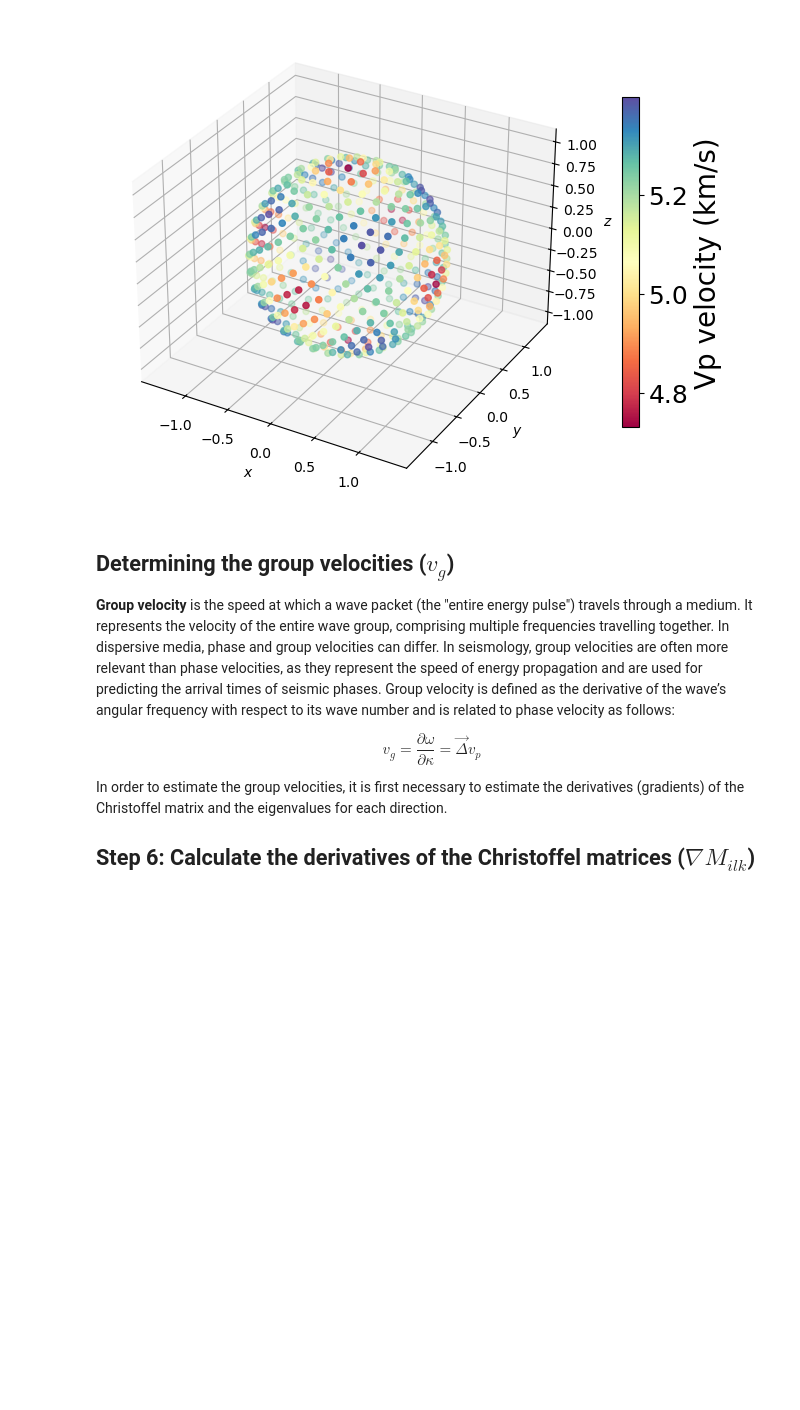
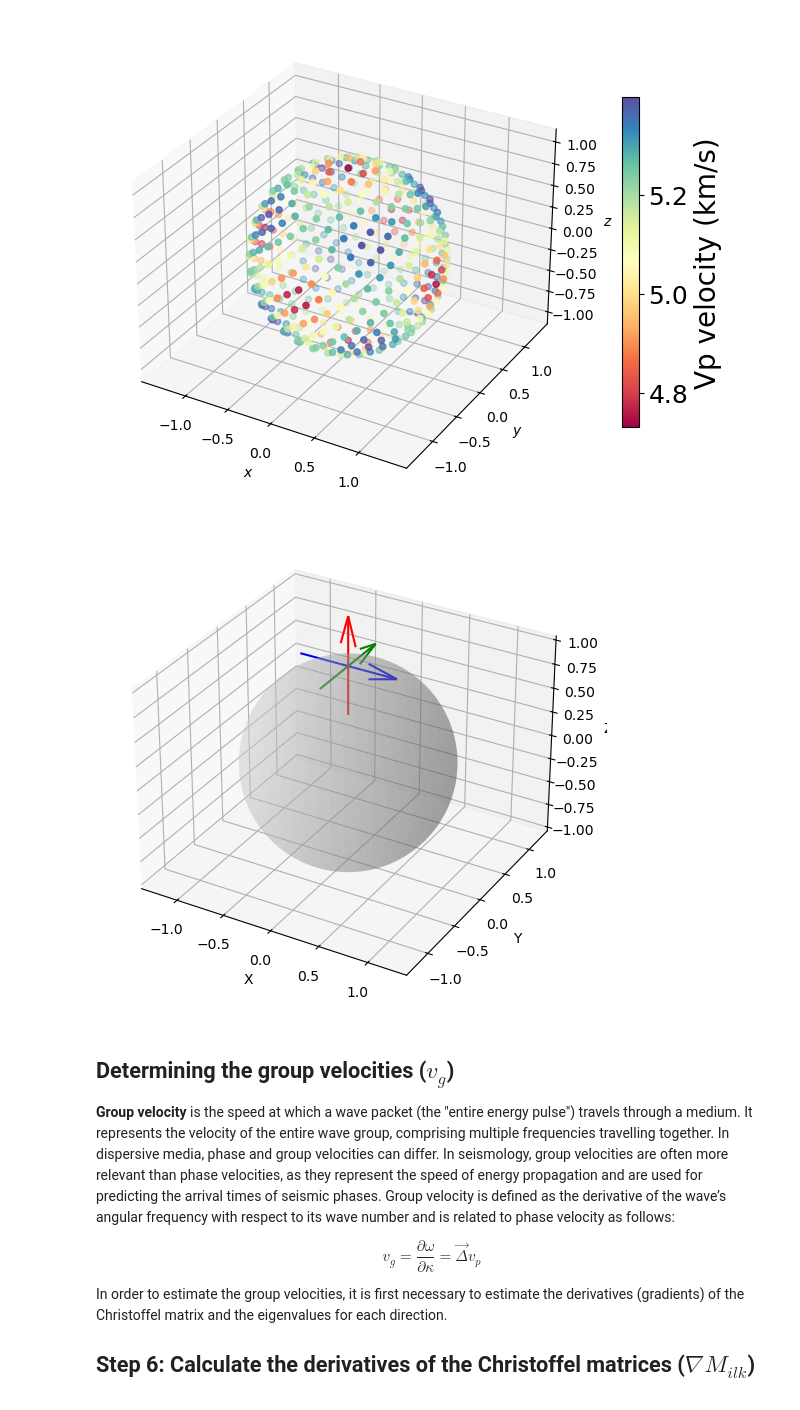
Before and after one commit to marcoalopez/PyRockWave, a Jupyter notebook: src/test_christoffel_stepbystep.ipynb, the cells around one changed output. Saved outputs shown, nothing was run; the diff lists cells and outputs as text; code cells hidden in the pictures; blank space fills up the shorter version.

```diff
--- a/src/test_christoffel_stepbystep.ipynb
+++ b/src/test_christoffel_stepbystep.ipynb
@@ -154,3 +154,13 @@ cbar.set_label('Vp velocity (km/s)', fontsize=20)
 cbar.ax.tick_params(labelsize=18)
 # %% [output]
 [figure]
+# %%
+# Test with one eigenvector
+# Sort eigenvectors by corresponding eigenvalues (assumed to be sorted)
+p_polarization = eigenvectors[0, :, 2]   # Largest eigenvalue (P-wave)
+s1_polarization = eigenvectors[0, :, 1]  # Second largest eigenvalue (S1-wave)
+s2_polarization = eigenvectors[0, :, 0]  # Smallest eigenvalue (S2-wave)
+# %%
+# Ensure P-wave polarization is in the same hemisphere as the propagation direction
+if np.dot(p_polarization, wavevectors[0]) < 0:
+    p_polarization = -p_polarization
@@ -157,3 +171,33 @@ cbar.ax.tick_params(labelsize=18)
+# %%
+fig2, ax = plt.subplots(subplot_kw={"projection": "3d"}, constrained_layout=True)
+
+# Plot unit sphere
+u = np.linspace(0, 2 * np.pi, 100)
+v = np.linspace(0, np.pi, 100)
+x = np.outer(np.cos(u), np.sin(v))
+y = np.outer(np.sin(u), np.sin(v))
+z = np.outer(np.ones(np.size(u)), np.cos(v))
+ax.plot_surface(x, y, z, color='lightgray', alpha=0.3)
+
+# Plot polarization vectors
+origin = wavevectors[0]
+colors = ['r', 'g', 'b']
+labels = ['P-wave', 'S1-wave', 'S2-wave']
+vectors = [p_polarization, s1_polarization, s2_polarization]
+
+for vec, color, label in zip(vectors, colors, labels):
+    ax.quiver(*origin, *vec, color=color, label=label, pivot='middle', normalize=True)
+
+ax.set_xlabel('X')
+ax.set_ylabel('Y')
+ax.set_zlabel('Z')
+ax.set_xlim([-1, 1])
+ax.set_ylim([-1, 1])
+ax.set_zlim([-1, 1])
+ax.legend
+_ = ax.axis('equal')
+# %% [output]
+[figure, added]
 # %% [markdown]
 ## Determining the group velocities ($v_g$)
 
```
Also changed, not shown: parts of 1 cell of this notebook.
